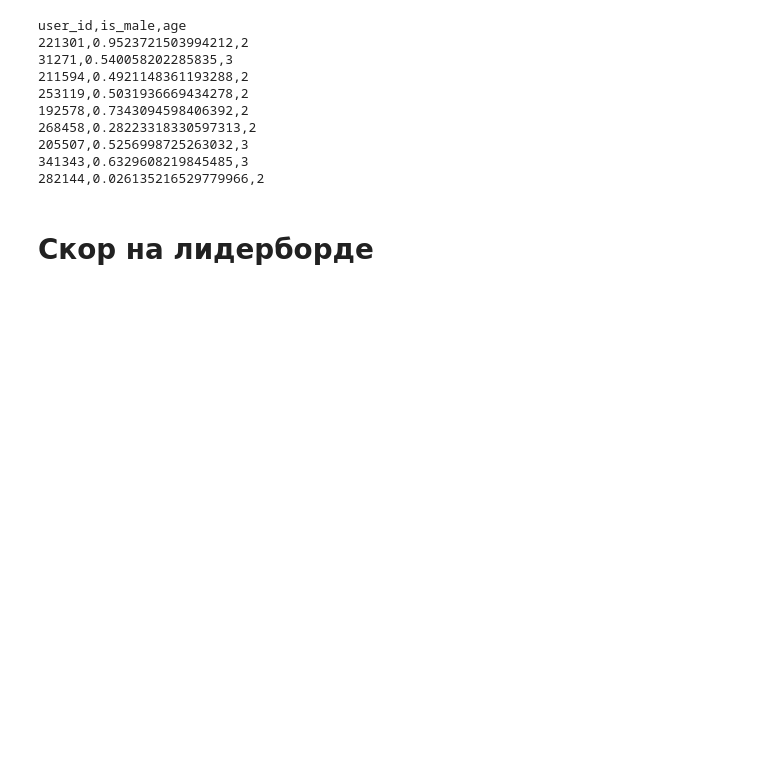
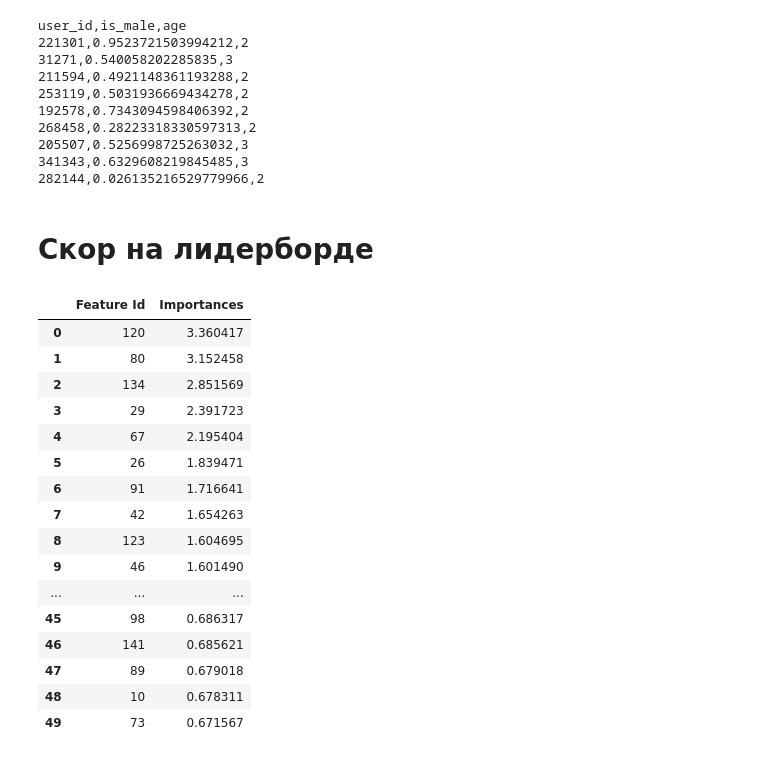
Before and after one commit to SorokinV/Challenge-MTS-2023, a Jupyter notebook: Data-Arch/Context_Baseline_Public.ipynb, the cells around one changed output. Drawn from its saved outputs; the diff is of its cells as text; code cells hidden in the pictures; blank space fills up the shorter version.

```diff
--- a/Data-Arch/Context_Baseline_Public.ipynb
+++ b/Data-Arch/Context_Baseline_Public.ipynb
@@ -633,6 +691,27 @@ user_id,is_male,age
 # Скор на лидерборде
 # %%
 #context_scorer(submission, answers)
+# %%
+xx=clf1.get_feature_importance(prettified=True)
+xx.head(50)
+# %% [output]
+|  | Feature Id | Importances |
+| 0 | 120 | 3.360417 |
+| 1 | 80 | 3.152458 |
+| 2 | 134 | 2.851569 |
+| 3 | 29 | 2.391723 |
+| 4 | 67 | 2.195404 |
+| 5 | 26 | 1.839471 |
+| 6 | 91 | 1.716641 |
+| 7 | 42 | 1.654263 |
+| 8 | 123 | 1.604695 |
+| 9 | 46 | 1.601490 |
+| ... | ... | ... |
+| 45 | 98 | 0.686317 |
+| 46 | 141 | 0.685621 |
+| 47 | 89 | 0.679018 |
+| 48 | 10 | 0.678311 |
+| 49 | 73 | 0.671567 |
 # %%
 xx=clf.get_feature_importance(prettified=True)
 # %%
```
Also changed, not shown: parts of 29 cells of this notebook, 3 other files.
